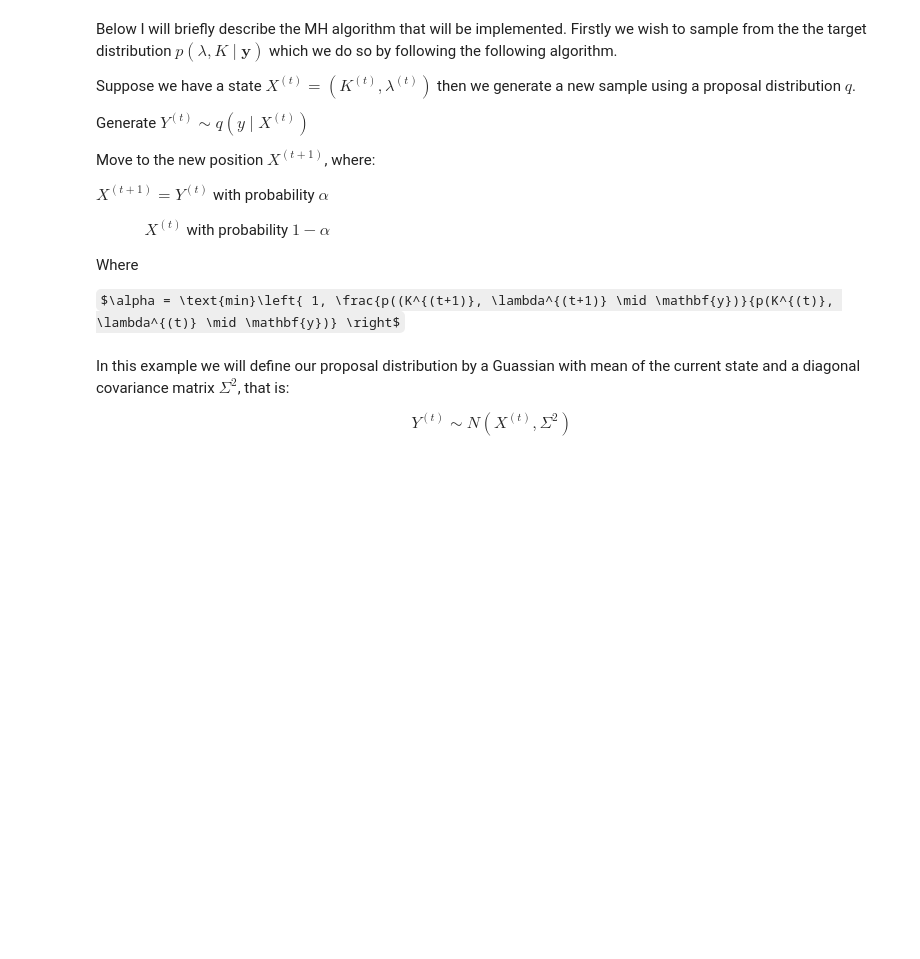
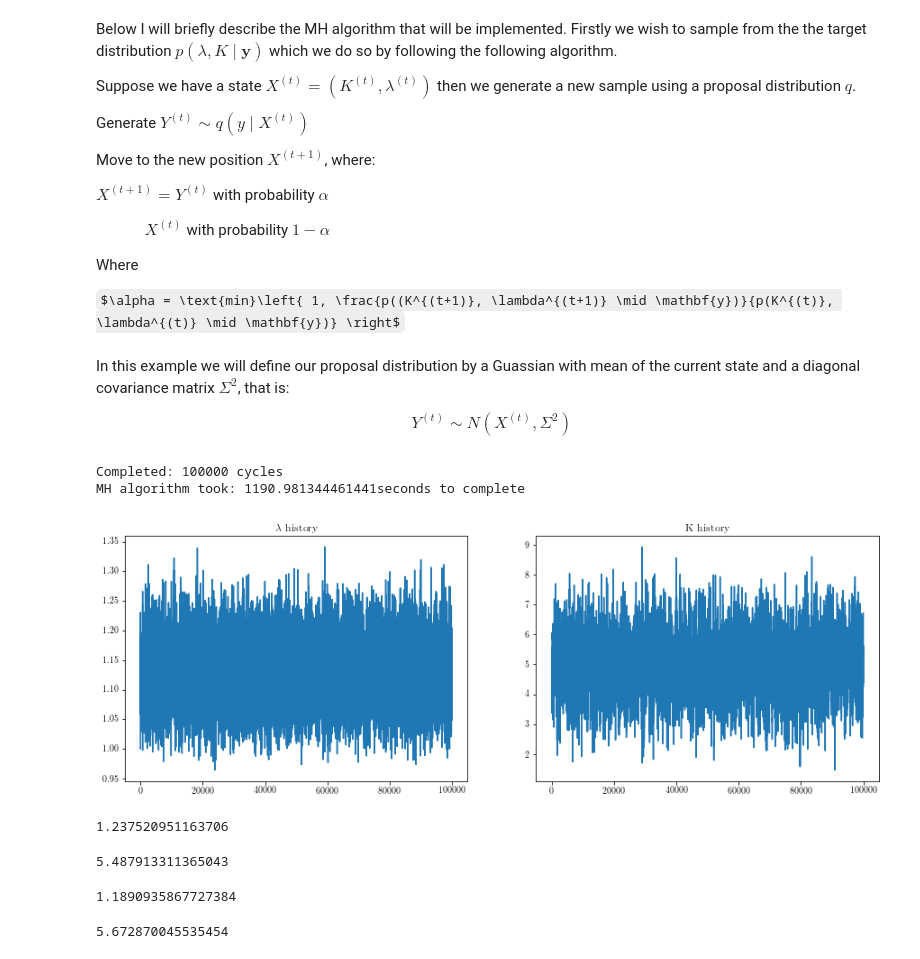
Before and after one commit to thomasarmstrong98/ODE_statistical_inference, a Jupyter notebook: logistic_two_param_mcmc.ipynb, the cells around one changed output. Cells and saved outputs as stored; diff of their text form; code cells hidden in the pictures; some formulas as TeX source; blank space fills up the shorter version.

```diff
--- a/logistic_two_param_mcmc.ipynb
+++ b/logistic_two_param_mcmc.ipynb
@@ -146,0 +148,66 @@ def q_dist(x_t, C):
+# %%
+#Apriori independent priors
+
+C = np.array([[0.1, 0], [0, 0.5]])
+# %%
+def mh_algorithm(x_0, no_of_cycles):
+    #x_0 is the tuple x_0= (lam_0, k_0)
+    hist_of_moves = pd.DataFrame(columns = ["lambda", "k"])
+    hist_of_moves = hist_of_moves.append(pd.DataFrame([[x_0[0],x_0[1]]], columns = ["lambda", "k"]))
+    x_t = x_0
+    for i in range(no_of_cycles):
+        #generate a new move from x_0
+        lam_t, k_t = x_t[0], x_t[1]
+        y_t = q_dist(x_t, C)
+        p_x = mh_posterior(mh_likelihood(sim_df, lam_t, k_t), mh_prior(lam_t, k_t))
+        p_y = mh_posterior(mh_likelihood(sim_df, y_t[0], y_t[1]), mh_prior(y_t[0], y_t[1]))
+        comparison  = p_y/p_x
+        alpha = min(comparison, 1)
+        rand_number = np.random.uniform(0,1)
+        if rand_number > 1-alpha:
+            x_new = y_t
+        else:
+            x_new = x_t
+        hist_of_moves = hist_of_moves.append(pd.DataFrame([[x_new[0], x_new[1]]], columns = ["lambda", "k"]))
+        x_t = x_new
+    print("Completed: " + str(no_of_cycles) + " cycles")
+    hist_of_moves = hist_of_moves.reset_index()
+    hist_of_moves = hist_of_moves.drop(["index"], axis=1)
+    return hist_of_moves
+# %%
+import time
+start = time.time()
+hist = mh_algorithm((1,4), 100000)
+end = time.time()
+print("MH algorithm took: " + str(end - start) + "seconds to complete")
+# %% [output]
+Completed: 100000 cycles
+MH algorithm took: 1190.981344461441seconds to complete
+# %%
+#Creates two subplots and unpacks the output array immediately
+f, (ax1, ax2) = plt.subplots(1, 2)
+f.set_figheight(5)
+f.set_figwidth(15)
+ax1.plot(hist["lambda"])
+ax1.set_title("$\lambda$ history")
+ax2.plot(hist["k"])
+ax2.set_title("K history")
+plt.show()
+# %% [output]
+[figure, added]
+# %%
+sum(hist["lambda"][1000:])/90000
+# %% [output]
+1.237520951163706
+# %%
+sum(hist["k"][1000:])/90000
+# %% [output]
+5.487913311365043
+# %%
+true_lambda
+# %% [output]
+1.1890935867727384
+# %%
+true_K
+# %% [output]
+5.672870045535454
```
Also changed, not shown: parts of 5 cells of this notebook.
